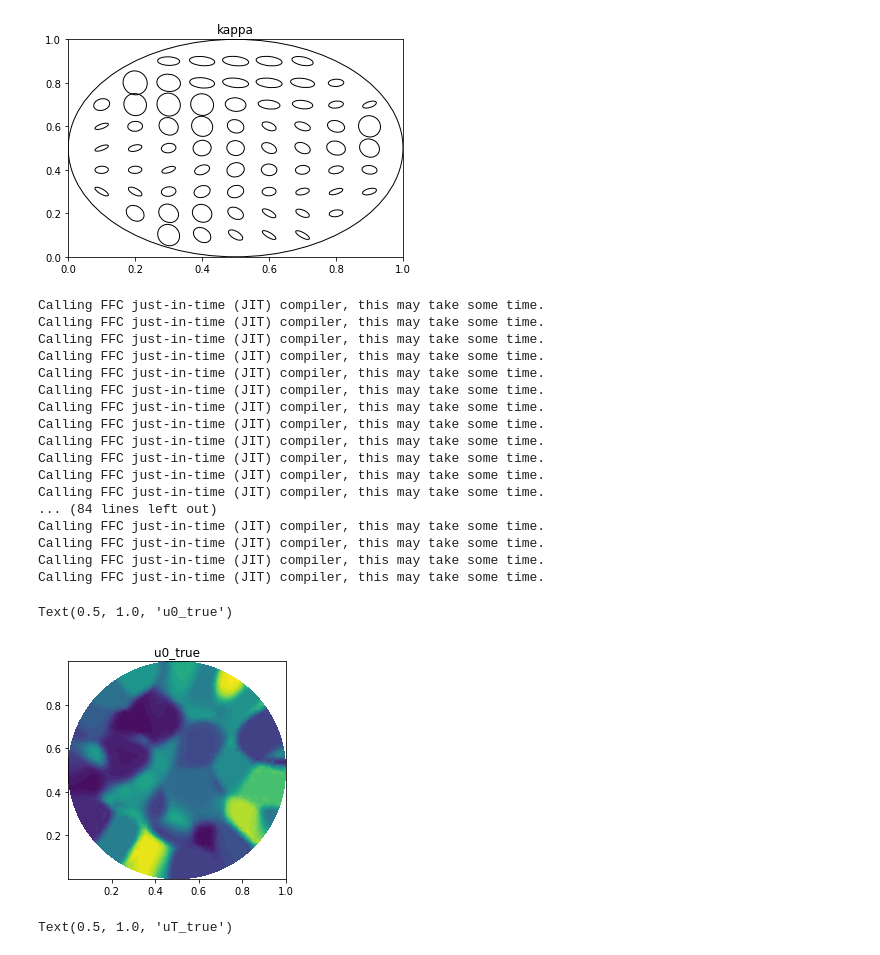
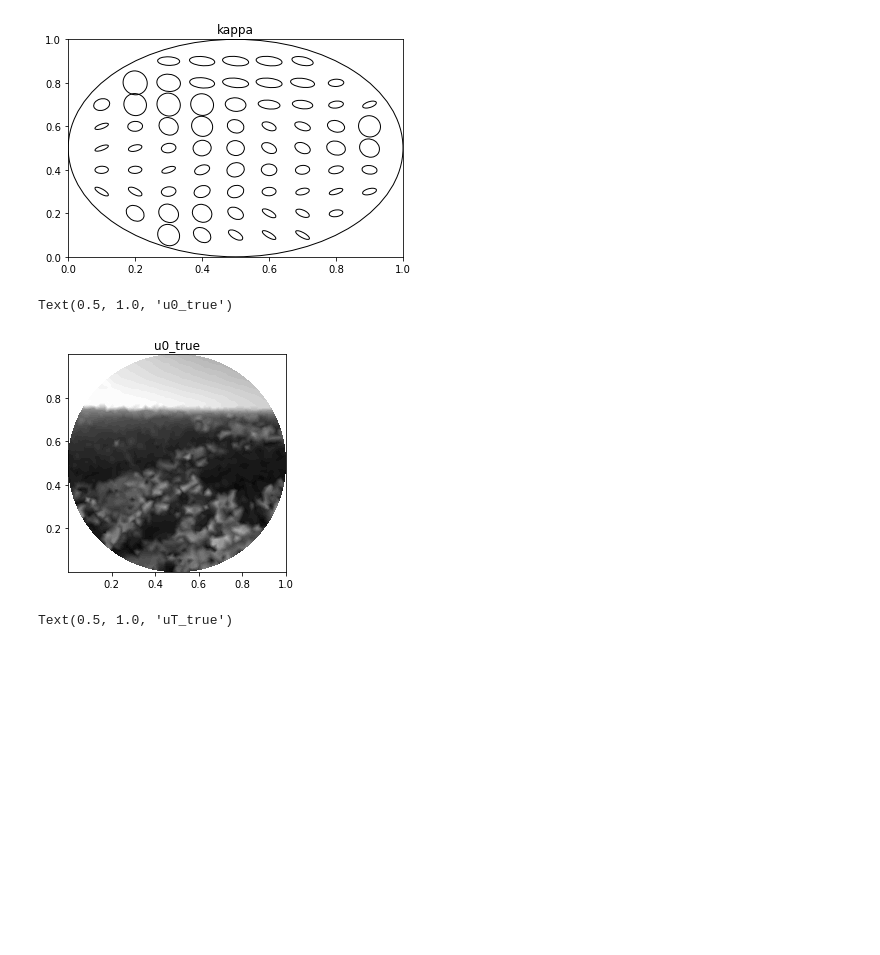
Before and after one commit to NickAlger/localpsf, a Jupyter notebook: code/heat_inverse_problem.ipynb, the cells around one changed output. Cells and saved outputs as stored; diff of their text form; code cells hidden in the pictures; blank space fills up the shorter version.

Commit message:
using angel peak wilderness image as initial condition

```diff
--- a/code/heat_inverse_problem.ipynb
+++ b/code/heat_inverse_problem.ipynb
@@ -22,6 +23,6 @@ from basic_randomized_svd import basic_randomized_svd
 # %%
 fine_mesh_h=5e-3
-mesh_h= 3e-2 #5e-2
+mesh_h= 1e-2 #5e-2
 finite_element_order=1
 # final_time_T=5e-4
 final_time_T = 1e-2 # 5e-2
@@ -141,34 +142,21 @@ Z_plus = M + delta_t * A
 
 solve_Z_plus = make_fenics_amg_solver(Z_plus)
 # %%
-zz = random_smooth_partition_of_unity(100, V, temperature=10, normalize=True)
-# zz = random_smooth_partition_of_unity(25, V, temperature=10, normalize=True)
+# zz = random_smooth_partition_of_unity(100, V, temperature=10, normalize=True)
+# # zz = random_smooth_partition_of_unity(25, V, temperature=10, normalize=True)
+#
+# u0_true = fenics.Function(V)
+# for k in range(len(zz)):
+#     u0_true.vector()[:] = u0_true.vector() + (k**2) * zz[k].vector()
 
-u0_true = fenics.Function(V)
-for k in range(len(zz)):
-    u0_true.vector()[:] = u0_true.vector() + (k**2) * zz[k].vector()
-fenics.plot(u0_true)
+u0_true = load_angel_peak_badlands_image_into_fenics(V)
+plt.figure()
+
+fenics.plot(u0_true, cmap='gray')
 plt.title('u0_true')
 # %% [output]
-Calling FFC just-in-time (JIT) compiler, this may take some time.
-Calling FFC just-in-time (JIT) compiler, this may take some time.
-Calling FFC just-in-time (JIT) compiler, this may take some time.
-Calling FFC just-in-time (JIT) compiler, this may take some time.
-Calling FFC just-in-time (JIT) compiler, this may take some time.
-Calling FFC just-in-time (JIT) compiler, this may take some time.
-Calling FFC just-in-time (JIT) compiler, this may take some time.
-Calling FFC just-in-time (JIT) compiler, this may take some time.
-Calling FFC just-in-time (JIT) compiler, this may take some time.
-Calling FFC just-in-time (JIT) compiler, this may take some time.
-Calling FFC just-in-time (JIT) compiler, this may take some time.
-Calling FFC just-in-time (JIT) compiler, this may take some time.
-... (84 lines left out)
-Calling FFC just-in-time (JIT) compiler, this may take some time.
-Calling FFC just-in-time (JIT) compiler, this may take some time.
-Calling FFC just-in-time (JIT) compiler, this may take some time.
-Calling FFC just-in-time (JIT) compiler, this may take some time.
+Text(0.5, 1.0, 'u0_true')
-Text(0.5, 1.0, 'u0_true')
-[figure, old version]
+[figure, new version]
 # %%
 def forward_map(u0_petsc):
     uT_petsc = fenics.Vector(u0_petsc)
```
Also changed, not shown: parts of 1 cell of this notebook, 2 other files.
